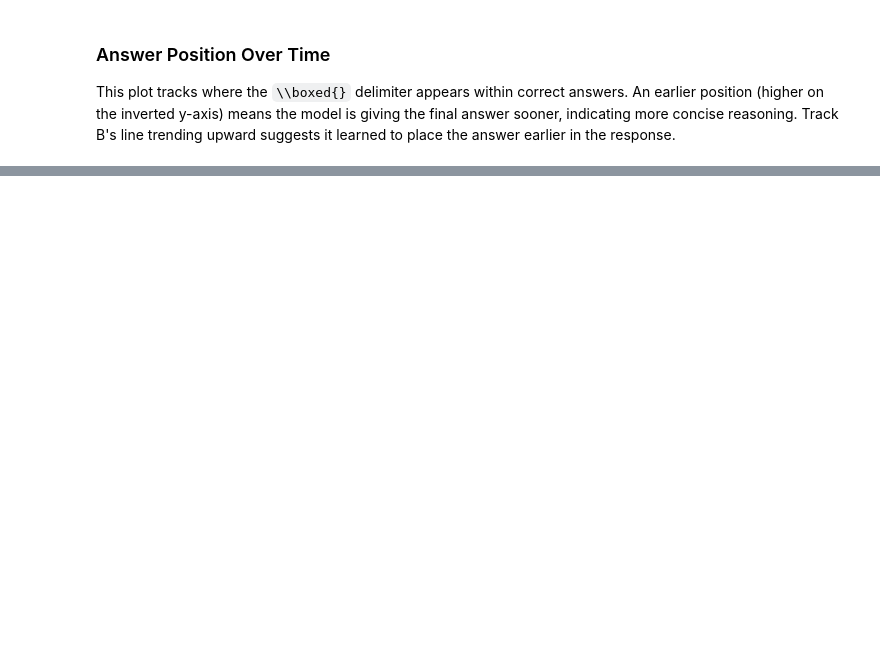
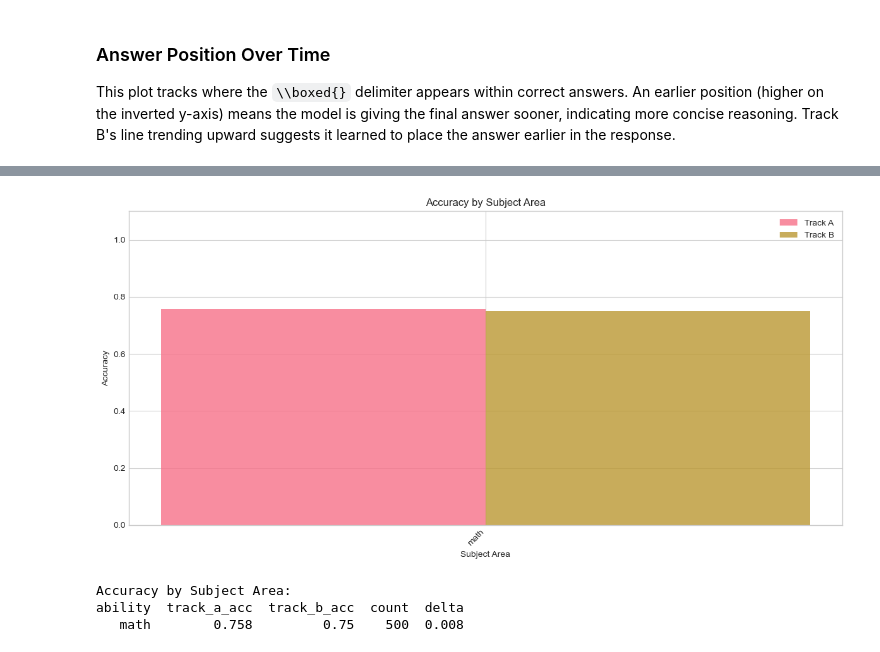
Before and after one commit to cfw20/cs224r-project-e3, a Jupyter notebook: notebooks/rlad_analysis_hendrycks.ipynb, the cells around one changed output, grey strips where cells are left out. Drawn from its saved outputs; the diff is of its cells as text; code cells hidden in the pictures; blank space fills up the shorter version.

```diff
--- a/notebooks/rlad_analysis_hendrycks.ipynb
+++ b/notebooks/rlad_analysis_hendrycks.ipynb
@@ -1549,0 +1657,32 @@ track  step  hash_position
+# %%
+# Accuracy by subject (math domain)
+subject_stats = merged.groupby('subject').agg(
+    track_a_acc=('track_a_correct', 'mean'),
+    track_b_acc=('track_b_correct', 'mean'),
+    count=('problem_idx', 'count')
+).reset_index().sort_values('track_a_acc', ascending=False)
+subject_stats['delta'] = subject_stats['track_a_acc'] - subject_stats['track_b_acc']
+
+fig, ax = plt.subplots(figsize=(12, 6))
+x = np.arange(len(subject_stats))
+width = 0.35
+ax.bar(x - width/2, subject_stats['track_a_acc'], width, label='Track A', alpha=0.8)
+ax.bar(x + width/2, subject_stats['track_b_acc'], width, label='Track B', alpha=0.8)
+ax.set_xlabel('Subject Area')
+ax.set_ylabel('Accuracy')
+ax.set_title('Accuracy by Subject Area')
+ax.set_xticks(x)
+ax.set_xticklabels(subject_stats['subject'], rotation=45, ha='right')
+ax.legend()
+ax.set_ylim(0, 1.1)
+plt.tight_layout()
+plt.savefig('eval_accuracy_by_subject.png', dpi=150, bbox_inches='tight')
+plt.show()
+
+print('Accuracy by Subject Area:')
+print(subject_stats.to_string(index=False))
+# %% [output]
+[figure, added]
+Accuracy by Subject Area:
+ability  track_a_acc  track_b_acc  count  delta
+   math        0.758         0.75    500  0.008
```
Also changed, not shown: parts of 20 cells of this notebook, 8 other files.
